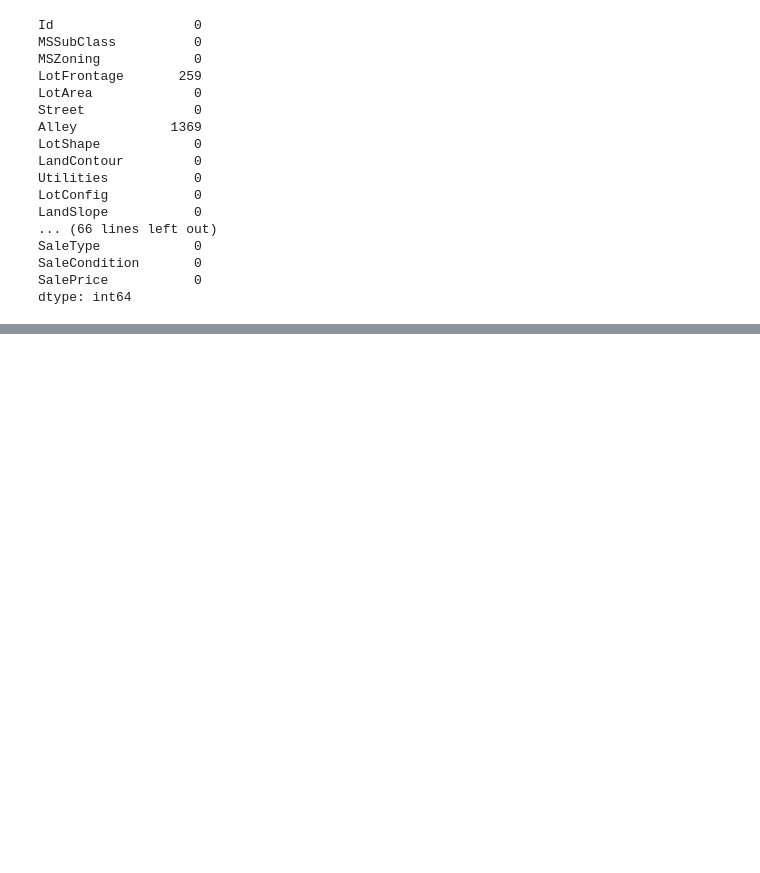
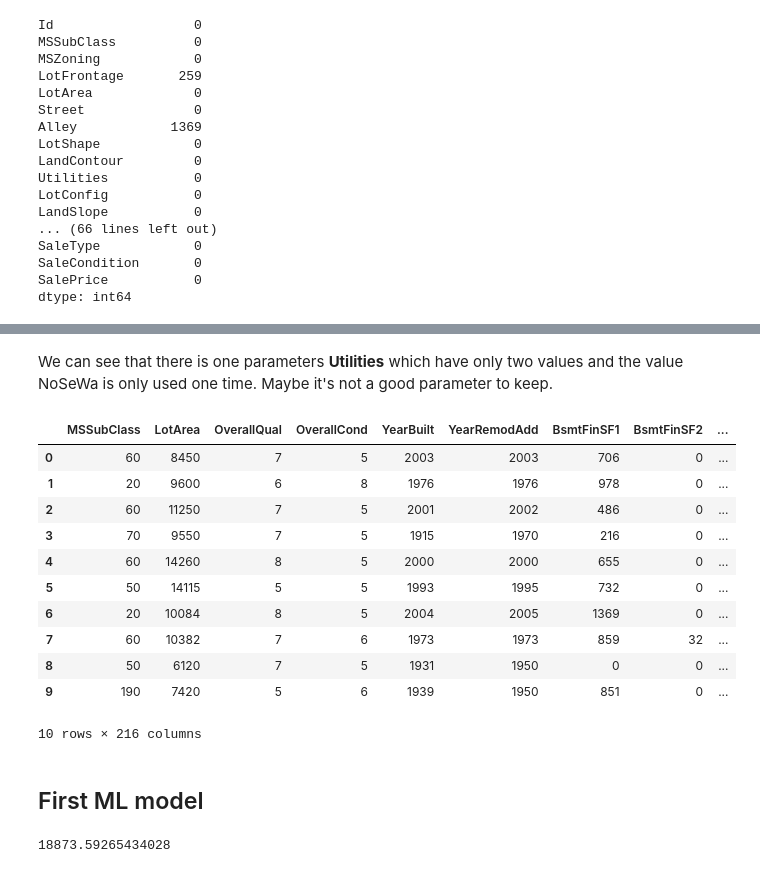
Before and after one commit to Picrik/DataScience, a Jupyter notebook: HousePrices/HousePrices_predictions.ipynb, the cells around one changed output, grey strips where cells are left out. Drawn from its saved outputs; the diff is of its cells as text; code cells hidden in the pictures; blank space fills up the shorter version.

Commit message:
First ML Model

```diff
--- a/HousePrices/HousePrices_predictions.ipynb
+++ b/HousePrices/HousePrices_predictions.ipynb
@@ -79,0 +146,20 @@ plt.show()
+# %% [markdown]
+We can see that there is one parameters __Utilities__ which have only two values and the value NoSeWa is only used one time. Maybe it's not a good parameter to keep.
+# %%
+df_train_d = pd.get_dummies(df_train_l, prefix=["col"+str(x) for x in range(27)])
+df_train_d.head(10)
+# %% [output]
+|  | MSSubClass | LotArea | OverallQual | OverallCond | YearBuilt | YearRemodAdd | BsmtFinSF1 | BsmtFinSF2 | ... |
+| 0 | 60 | 8450 | 7 | 5 | 2003 | 2003 | 706 | 0 | ... |
+| 1 | 20 | 9600 | 6 | 8 | 1976 | 1976 | 978 | 0 | ... |
+| 2 | 60 | 11250 | 7 | 5 | 2001 | 2002 | 486 | 0 | ... |
+| 3 | 70 | 9550 | 7 | 5 | 1915 | 1970 | 216 | 0 | ... |
+| 4 | 60 | 14260 | 8 | 5 | 2000 | 2000 | 655 | 0 | ... |
+| 5 | 50 | 14115 | 5 | 5 | 1993 | 1995 | 732 | 0 | ... |
+| 6 | 20 | 10084 | 8 | 5 | 2004 | 2005 | 1369 | 0 | ... |
+| 7 | 60 | 10382 | 7 | 6 | 1973 | 1973 | 859 | 32 | ... |
+| 8 | 50 | 6120 | 7 | 5 | 1931 | 1950 | 0 | 0 | ... |
+| 9 | 190 | 7420 | 5 | 6 | 1939 | 1950 | 851 | 0 | ... |
+10 rows × 216 columns
+# %% [markdown]
+## First ML model
@@ -79,0 +175,4 @@ plt.show()
+# %%
+mean_absolute_error(y_test, y_pred)
+# %% [output]
+18873.59265434028
```
Also changed, not shown: parts of 8 cells of this notebook.
